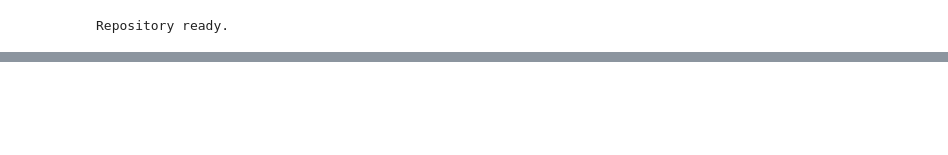
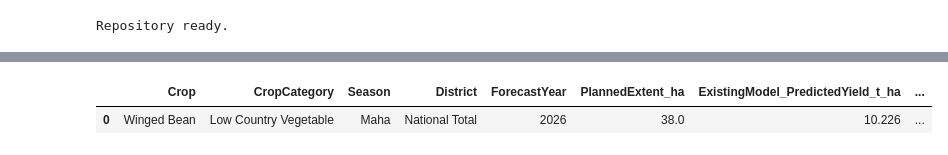
Before and after one commit to DTD-Wijesinghe/IT3091---Machine-Learning-Assignment, a Jupyter notebook: 07_Wijesinghe_DTD_Crop_Yield_Preprocessing.ipynb, the cells around one changed output, grey strips where cells are left out. Saved outputs shown, nothing was run; the diff lists cells and outputs as text; code cells hidden in the pictures; blank space fills up the shorter version.

Commit message:
Add national historical-yield comparison to crop-yield workflow

```diff
--- a/07_Wijesinghe_DTD_Crop_Yield_Preprocessing.ipynb
+++ b/07_Wijesinghe_DTD_Crop_Yield_Preprocessing.ipynb
@@ -120,0 +121,89 @@ display(example)
+# %%
+from IPython.display import display
+
+NATIONAL_HISTORY_FILE = REPO_DIR / "Reconstruction Outputs" / "Preprocessed Datasets" / "01_production_preprocessed.csv"
+if not NATIONAL_HISTORY_FILE.is_file():
+    raise FileNotFoundError(
+        "Run Notebook 01 and push its output first: "
+        "Reconstruction Outputs/Preprocessed Datasets/01_production_preprocessed.csv"
+    )
+
+national_history = pd.read_csv(NATIONAL_HISTORY_FILE)
+required_history_columns = {
+    "District", "Season", "CropCategory", "Crop", "Year", "Extent", "Yield_t_ha"
+}
+missing_history_columns = sorted(required_history_columns - set(national_history.columns))
+if missing_history_columns:
+    raise ValueError(f"Notebook 01 output is missing columns: {missing_history_columns}")
+
+for column in ["Year", "Extent", "Yield_t_ha"]:
+    national_history[column] = pd.to_numeric(national_history[column], errors="coerce")
+national_history = national_history.dropna(
+    subset=["District", "Season", "CropCategory", "Crop", "Year", "Extent", "Yield_t_ha"]
+).copy()
+national_history["Year"] = national_history["Year"].astype(int)
+national_history = national_history.loc[
+    national_history["District"].astype(str).str.strip().eq("National Total")
+    & national_history["Season"].astype(str).isin(["Maha", "Yala"])
+].copy()
+if national_history.empty:
+    raise ValueError("Notebook 01 output contains no National Total Maha/Yala records.")
+
+# Choose the latest crop/category/season combination available in the 699-row analysis.
+selected = national_history.sort_values(["Year", "Crop"]).iloc[-1]
+CROP = str(selected["Crop"])
+CROP_CATEGORY = str(selected["CropCategory"])
+SEASON = str(selected["Season"])
+FORECAST_YEAR = int(national_history["Year"].max()) + 1
+
+history_match = national_history.loc[
+    national_history["Crop"].astype(str).eq(CROP)
+    & national_history["CropCategory"].astype(str).eq(CROP_CATEGORY)
+    & national_history["Season"].astype(str).eq(SEASON)
+    & national_history["Year"].lt(FORECAST_YEAR)
+].copy()
+if history_match.empty:
+    raise ValueError("No earlier national history matches the selected crop and season.")
+
+# Use the existing Notebook 07 model and its feature schema for the model estimate.
+model_rows = yield_data.loc[
+    yield_data["Crop"].astype(str).eq(CROP)
+    & yield_data["CropCategory"].astype(str).eq(CROP_CATEGORY)
+    & yield_data["Season"].astype(str).eq(SEASON)
+]
+if model_rows.empty:
+    raise ValueError(
+        "The selected national crop/category/season is not available in this notebook's model data."
+    )
+
+planned_extent = float(model_rows["Extent"].median())
+model_features = ["District", "Season", "CropCategory", "Crop", "Year", "Extent"]
+model_input = pd.DataFrame([{
+    "District": "National Total",
+    "Season": SEASON,
+    "CropCategory": CROP_CATEGORY,
+    "Crop": CROP,
+    "Year": FORECAST_YEAR,
+    "Extent": planned_extent,
+}])[model_features]
+
+comparison = pd.DataFrame([{
+    "Crop": CROP,
+    "CropCategory": CROP_CATEGORY,
+    "Season": SEASON,
+    "District": "National Total",
+    "ForecastYear": FORECAST_YEAR,
+    "PlannedExtent_ha": planned_extent,
+    "ExistingModel_PredictedYield_t_ha": float(yield_model.predict(model_input)[0]),
+    "NationalHistoricalAverageYield_t_ha": float(history_match["Yield_t_ha"].mean()),
+    "HistoricalRecordsUsed": len(history_match),
+    "HistoryFirstYear": int(history_match["Year"].min()),
+    "HistoryLastYear": int(history_match["Year"].max()),
+    "HistoricalValueIsModelFeature": False,
+}])
+
+print(f"Notebook 01 national-analysis rows available: {len(national_history):,}")
+print("Model estimate beside the historical reference (t/ha):")
+display(comparison.round(3))
+print("The historical mean is a comparison reference, not a model input.")
+# %% [output]
@@ -120,0 +212,2 @@ display(example)
+|  | Crop | CropCategory | Season | District | ForecastYear | PlannedExtent_ha | ExistingModel_PredictedYield_t_ha | ... |
+| 0 | Winged Bean | Low Country Vegetable | Maha | National Total | 2026 | 38.0 | 10.226 | ... |
```
Also changed, not shown: parts of 7 cells of this notebook, 4 other files.
